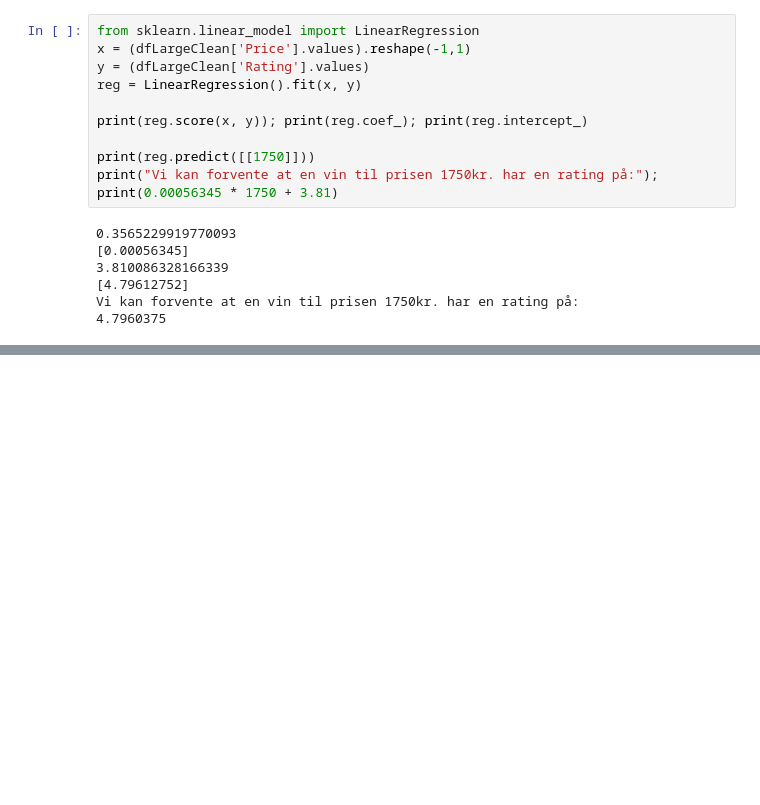
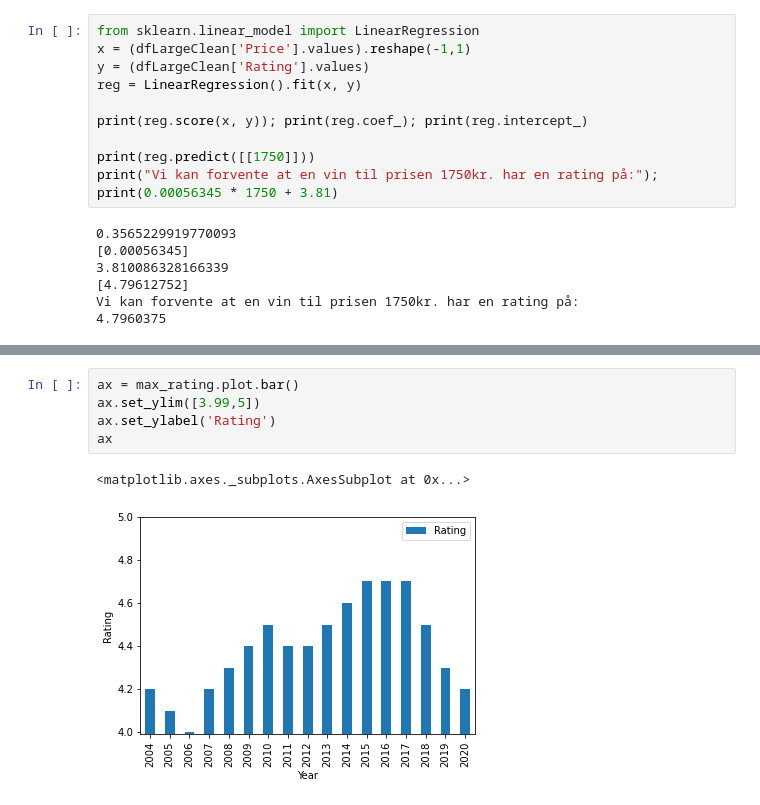
Before and after one commit to MathiasNoeClausen/pythonEksamen, a Jupyter notebook: Python_eksamen.ipynb, the cells around one changed output, grey strips where cells are left out. Drawn from its saved outputs; the diff is of its cells as text; blank space fills up the shorter version.

```diff
--- a/Python_eksamen.ipynb
+++ b/Python_eksamen.ipynb
@@ -210,0 +293,8 @@ r2_score(dfTrain['Actual'], dfTrain['Predicted'])
+# %%
+ax = max_rating.plot.bar()
+ax.set_ylim([3.99,5])
+ax.set_ylabel('Rating')
+ax
+# %% [output]
+<matplotlib.axes._subplots.AxesSubplot at 0x...>
+[figure, added]
```
Also changed, not shown: parts of 10 cells of this notebook, 1 other file.
